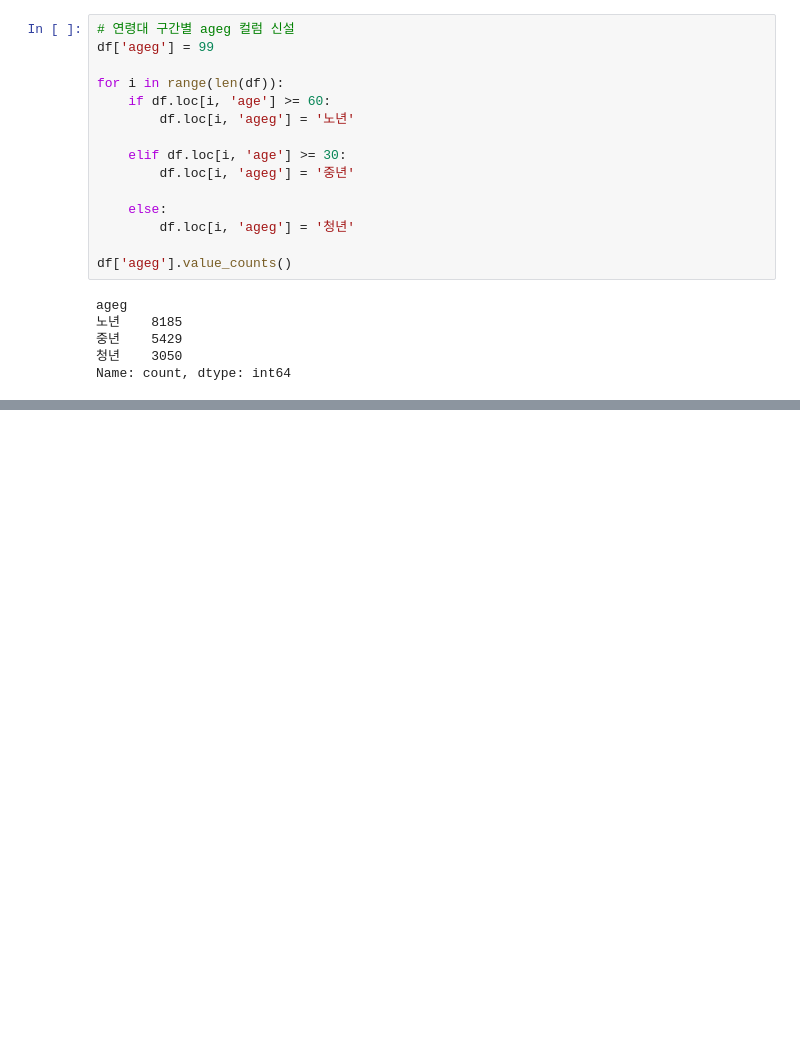
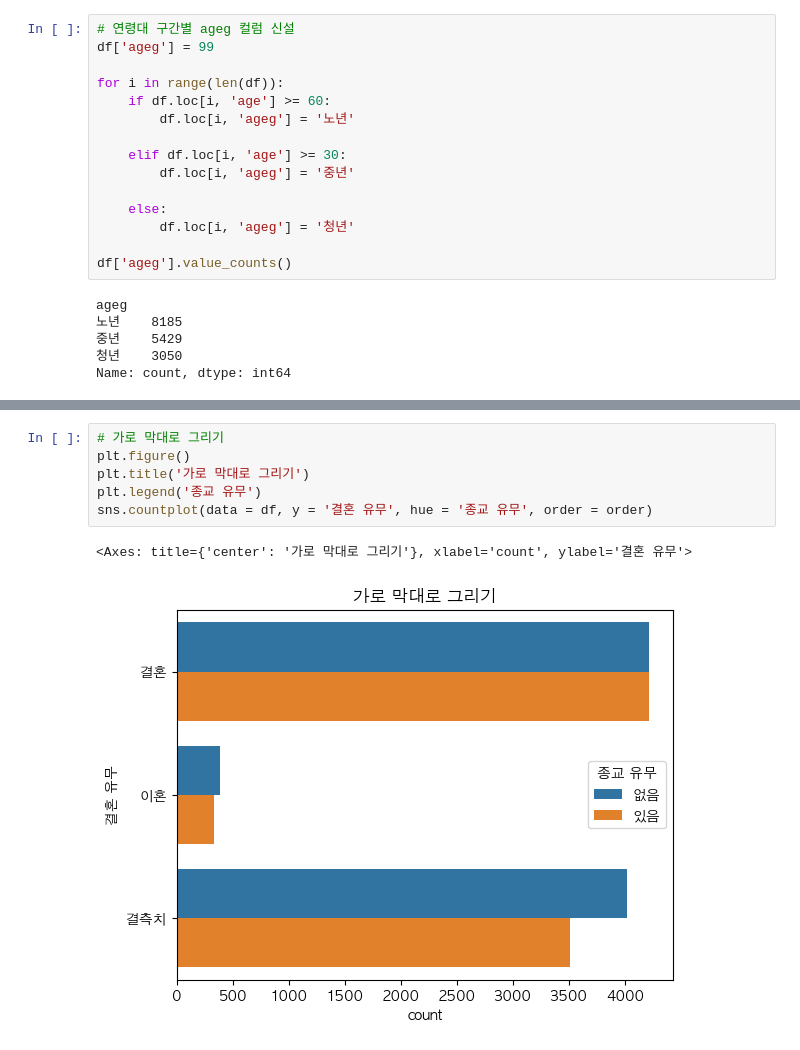
Before and after one commit to DowonMo/Visualization, a Jupyter notebook: 4_Seaborn.ipynb, the cells around one changed output, grey strips where cells are left out. Saved outputs shown, nothing was run; the diff lists cells and outputs as text; blank space fills up the shorter version.

```diff
--- a/4_Seaborn.ipynb
+++ b/4_Seaborn.ipynb
@@ -252,0 +296,9 @@ Name: count, dtype: int64
+# %%
+# 가로 막대로 그리기
+plt.figure()
+plt.title('가로 막대로 그리기')
+plt.legend('종교 유무')
+sns.countplot(data = df, y = '결혼 유무', hue = '종교 유무', order = order)
+# %% [output]
+<Axes: title={'center': '가로 막대로 그리기'}, xlabel='count', ylabel='결혼 유무'>
+[figure, added]
```
Also changed, not shown: parts of 34 cells of this notebook.
